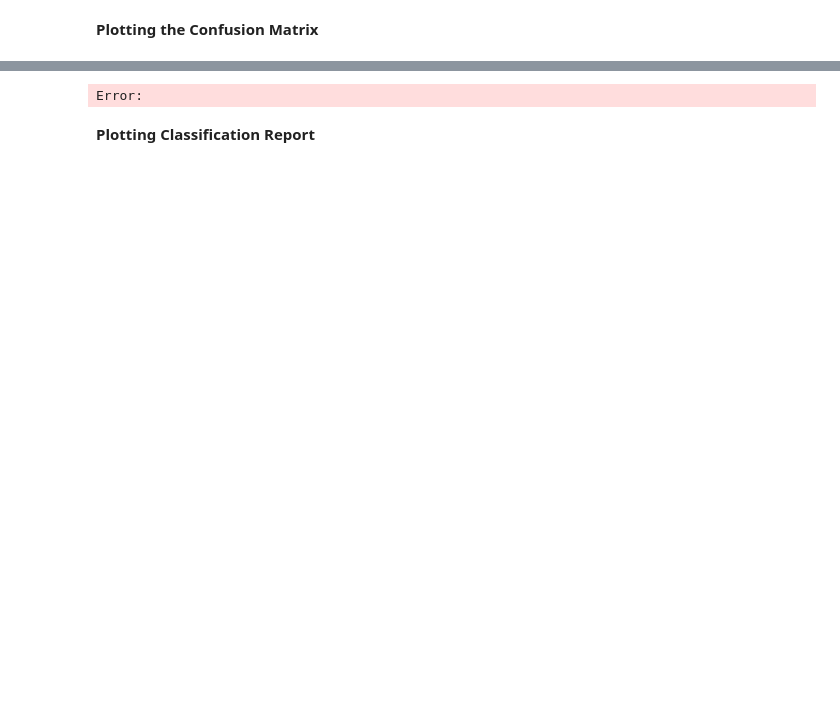
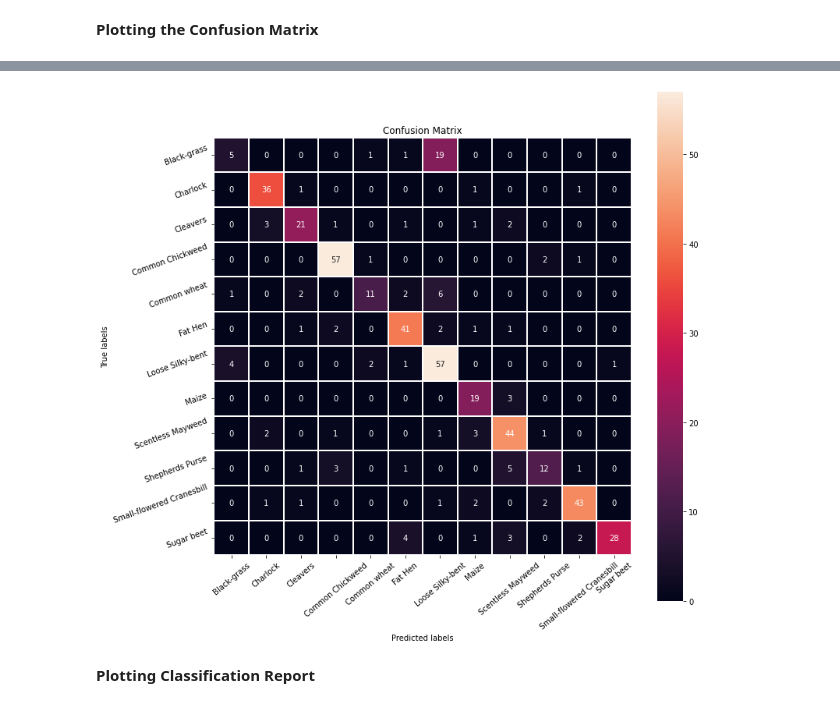
Before and after one commit to FoxHoundOps/PGP-AI-ML, a Jupyter notebook: project6/High_Code_Plant_Seedling_Classification.ipynb, the cells around one changed output, grey strips where cells are left out. Saved outputs shown, nothing was run; the diff lists cells and outputs as text; code cells hidden in the pictures; blank space fills up the shorter version.

```diff
--- a/project6/High_Code_Plant_Seedling_Classification.ipynb
+++ b/project6/High_Code_Plant_Seedling_Classification.ipynb
@@ -410,6 +445,2 @@ Error:
 # %%
-# Complete the code to set the rotation_range to 20
-train_datagen = ImageDataGenerator(
-                              rotation_range=20,
-                              fill_mode='nearest'
-                              )
+train_datagen = ImageDataGenerator(rotation_range=20, fill_mode='nearest')
@@ -454,17 +501,17 @@ Error:
 # %% [markdown]
 <b> Fitting the model on the train data
 # %%
-# Complete the code to fit the model on train data with batch_size=64 and epochs=30
+# Fitting the model on train data with batch_size=64 and epochs=30
 # Epochs
-epochs = ______
+epochs = 30
 # Batch size
-batch_size = ______
+batch_size = 64
 
-history = model2.fit(train_datagen.flow(______,y_train_encoded,
+history = model2.fit(train_datagen.flow(X_train_normalized, y_train_encoded,
                                        batch_size=batch_size,
                                        shuffle=False),
-                                       epochs=epochs,
-                                       steps_per_epoch=X_train_normalized.shape[0] // batch_size,
-                                       validation_data=(X_val_normalized,y_val_encoded),
-                                       verbose=1,callbacks=[learning_rate_reduction])
+                     epochs=epochs,
+                     steps_per_epoch=X_train_normalized.shape[0] // batch_size,
+                     validation_data=(X_val_normalized, y_val_encoded),
+                     verbose=1, callbacks=[learning_rate_reduction])
 # %% [output]
@@ -490,6 +554,6 @@ Error:
 # %% [markdown]
 **Plotting the Confusion Matrix**
 # %%
-# Complete the code to obtain the output probabilities
-y_pred=model2.predict(______)
+# Obtain the output probabilities
+y_pred = model2.predict(X_test_normalized)
 # %% [output]
@@ -497,27 +561,27 @@ Error:
 # %%
 # Obtaining the categorical values from y_test_encoded and y_pred
 y_pred_arg=np.argmax(y_pred,axis=1)
 y_test_arg=np.argmax(y_test_encoded,axis=1)
 
 # Plotting the Confusion Matrix using confusion matrix() function which is also predefined in tensorflow module
-confusion_matrix = tf.math.confusion_matrix(______,y_pred_arg)     # Complete the code to obatin the confusion matrix
+confusion_matrix = tf.math.confusion_matrix(y_test_arg, y_pred_arg)     # Complete the code to obatin the confusion matrix
 f, ax = plt.subplots(figsize=(12, 12))
 sns.heatmap(
     confusion_matrix,
     annot=True,
     linewidths=.4,
     fmt="d",
     square=True,
     ax=ax
 )
 # Setting the labels to both the axes
 ax.set_xlabel('Predicted labels');ax.set_ylabel('True labels');
 ax.set_title('Confusion Matrix');
 ax.xaxis.set_ticklabels(list(enc.classes_),rotation=40)
 ax.yaxis.set_ticklabels(list(enc.classes_),rotation=20)
 plt.show()
 # %% [output]
-Error:
+[figure, added]
 # %% [markdown]
 **Plotting Classification Report**
 # %%
```
Also changed, not shown: parts of 33 cells of this notebook.
